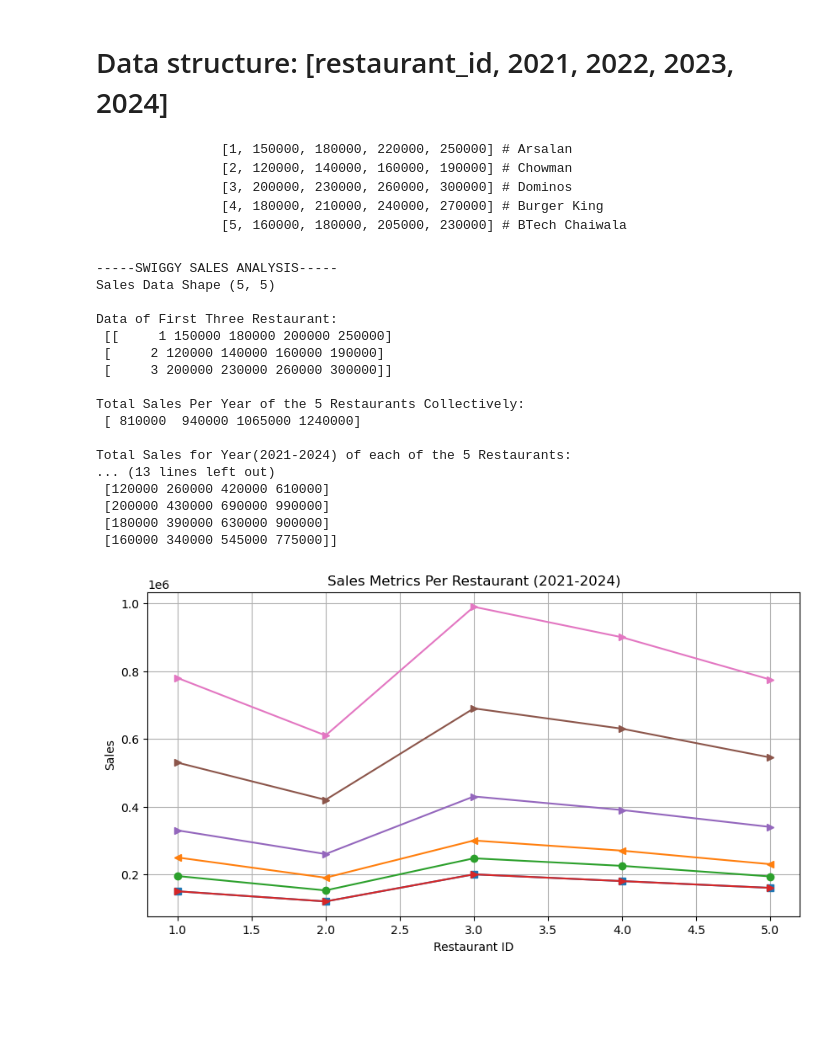
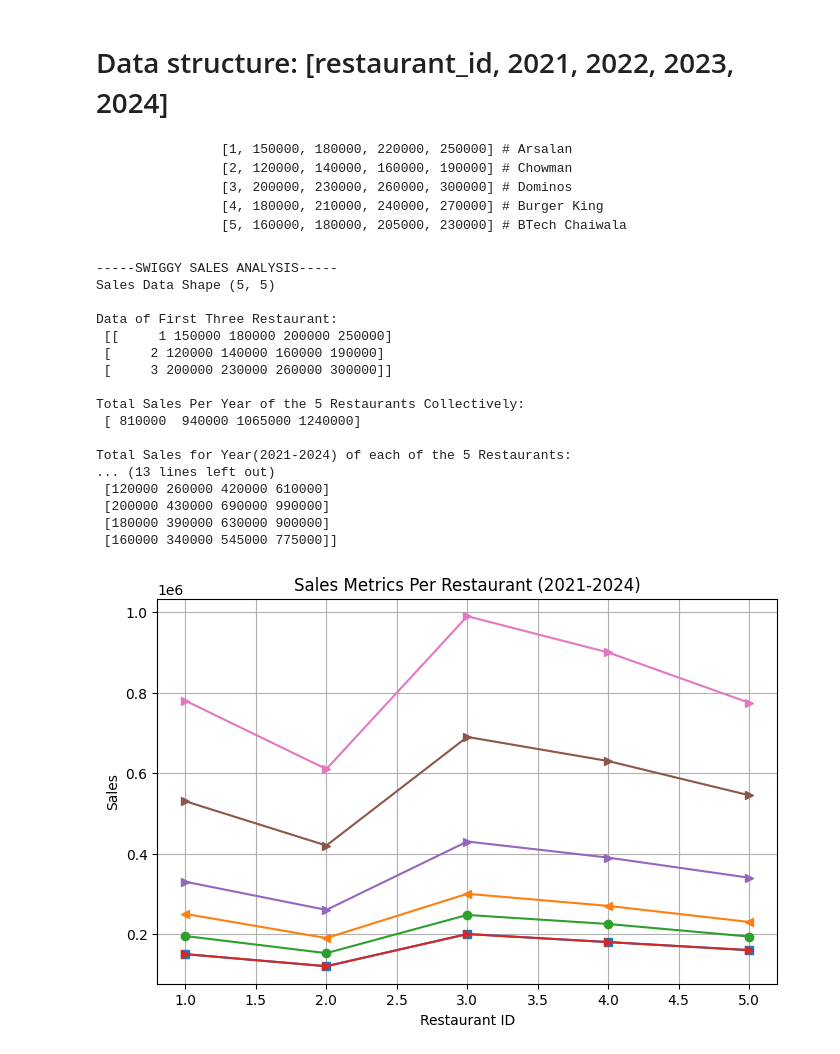
Before and after one commit to soumojit-dev/Numpy-Foundations, a Jupyter notebook: phase-3.ipynb, the cells around one changed output. Drawn from its saved outputs; the diff is of its cells as text; code cells hidden in the pictures; blank space fills up the shorter version.

```diff
--- a/phase-3.ipynb
+++ b/phase-3.ipynb
@@ -43,7 +43,7 @@ cum_sales = np.cumsum(sales_data[:, 1:], axis=1)
 print("\nCumulative Sales(2021-2024) of each Restaurants:\n",cum_sales)
 
 # # Data Extraction
-# rest_id = sales_data[:,0]
+rest_id = sales_data[:,0]
 # years = ['2021', '2022', '2023', '2024']
 
 # # Data For Plotting
@@ -58,32 +58,32 @@ print("\nCumulative Sales(2021-2024) of each Restaurants:\n",cum_sales)
 #         sales_list.append(str(sales_data[i,j+1]))
 
 # Plotting
-pl.figure(figsize=(10,5))
+pl.figure(figsize=(8,5))
 pl.plot(rest_id, min_sales, marker='s', label='Minimum Sales')
 pl.plot(rest_id, max_sales, marker='<', label='Maximum Sales')
 pl.plot(rest_id, avg_sales, marker='o', label='Average Sales')
 pl.plot(rest_id, cum_sales, marker='>', label='Cumulative Sales')
 pl.xlabel('Restaurant ID')
 pl.ylabel('Sales')
 pl.title('Sales Metrics Per Restaurant (2021-2024)')
 pl.grid(True)
 pl.show()
 # %% [output]
 -----SWIGGY SALES ANALYSIS-----
 Sales Data Shape (5, 5)
 
 Data of First Three Restaurant:
  [[     1 150000 180000 200000 250000]
  [     2 120000 140000 160000 190000]
  [     3 200000 230000 260000 300000]]
 
 Total Sales Per Year of the 5 Restaurants Collectively:
  [ 810000  940000 1065000 1240000]
 
 Total Sales for Year(2021-2024) of each of the 5 Restaurants:
 ... (13 lines left out)
  [120000 260000 420000 610000]
  [200000 430000 690000 990000]
  [180000 390000 630000 900000]
  [160000 340000 545000 775000]]
-[figure, old version]
+[figure, new version]
```
Also changed, not shown: 2 other files.
